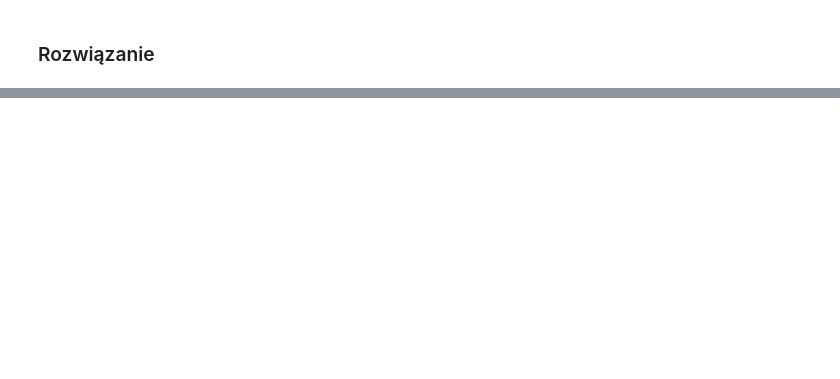
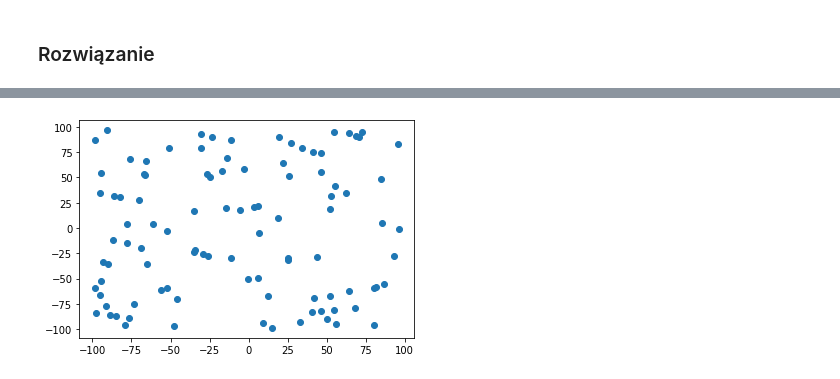
Before and after one commit to mateuszmonas/GeometricAlgorithms, a Jupyter notebook: notebooks/lab2/lab2.ipynb, the cells around one changed output, grey strips where cells are left out. Drawn from its saved outputs; the diff is of its cells as text; code cells hidden in the pictures; blank space fills up the shorter version.

```diff
--- a/notebooks/lab2/lab2.ipynb
+++ b/notebooks/lab2/lab2.ipynb
@@ -123,27 +122,25 @@ plot.draw()
 # %% [markdown]
 ### Rozwiązanie
 # %%
-def zad_1_a():
+def generate_random(amount=100, minimum=-100, maximum=100):
     points = []
-    for i in range(0, 100):
-        points.append((random.uniform(-100, 100), random.uniform(-100, 100)))
+    for i in range(0, amount):
+        points.append((random.uniform(minimum, maximum), random.uniform(minimum, maximum)))
     return points
 
-def zad_1_c():
+def generate_on_circle(amount=100, center=(0, 0), radius=10):
     points = []
-    for i in range(0, 100):
+    for i in range(0, amount):
         theta = random.random() * 2 * np.pi
-        points.append((np.cos(theta) * 10, np.sin(theta) * 10))
+        points.append((center[0] + np.cos(theta) * radius, center[1] + np.sin(theta) * radius))
     return points
 
-def generate_on_rectangle():
+def generate_on_rectangle(amount=100, lower_left=(-10, -10), upper_right=(10,10)):
     points = []
-    lower_left = (-10, -10)
-    upper_right = (10, 10)
     a = (upper_right[0]-lower_left[0])
     b = (upper_right[1]-lower_left[1])
     length = 2*(a)+2*(b)
-    for i in range(0, 100):
+    for i in range(0, amount):
         p = random.uniform(0, length)
         if p<a:
             x = lower_left[0]
@@ -161,28 +158,24 @@ def generate_on_rectangle():
         points.append((x, y))
     return points
 
-def generate_on_square():
+def generate_on_square(amount_on_sides=25, amount_on_diagonal=20, lower_left=(0,0), upper_right=(10,10)):
     points  = []
-    lower_left = (0, 0)
-    upper_right = (10, 10)
     l = upper_right[0]-lower_left[0]
-    for i in range(0, 25):
+    for i in range(0, amount_on_sides):
         p = random.uniform(0, l)
         x = lower_left[0]
         y = lower_left[1]+p
         points.append((x, y))
-    for i in range(0, 25):
+    for i in range(0, amount_on_sides):
         p = random.uniform(0, l)
         x = lower_left[0]+p
         y = lower_left[1]
         points.append((x, y))
-    for i in range(0, 25):
+    for i in range(0, amount_on_diagonal):
         p = random.uniform(lower_left[0], upper_right[0])
         points.append((p, p))
-    for i in range(0, 25):
+    for i in range(0, amount_on_diagonal):
         p = random.uniform(lower_left[0], upper_right[0])
         x = lower_left[0]
         points.append((upper_right[0]-lower_left[0]-p, p))
-
-
-# plot = Plot
+    return points
@@ -190,0 +186,6 @@ def generate_on_square():
+# %%
+%matplotlib notebook
+plot = Plot([Scene([PointsCollection(generate_random())])])
+plot.draw()
+# %% [output]
+[figure, added]
```
Also changed, not shown: parts of 32 cells of this notebook.
